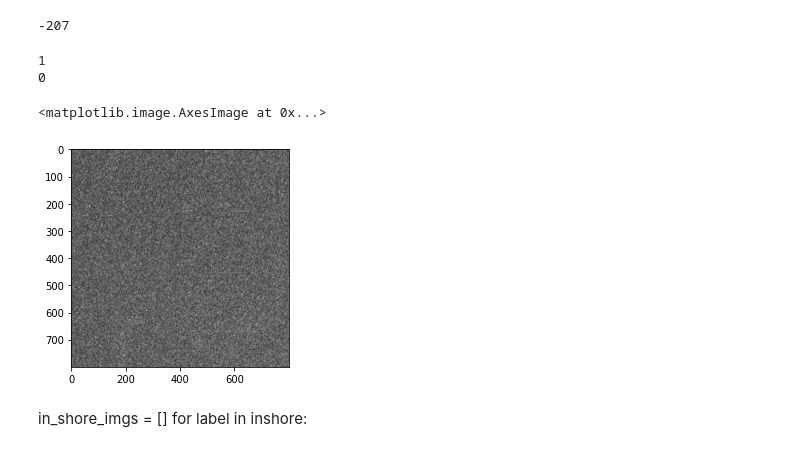
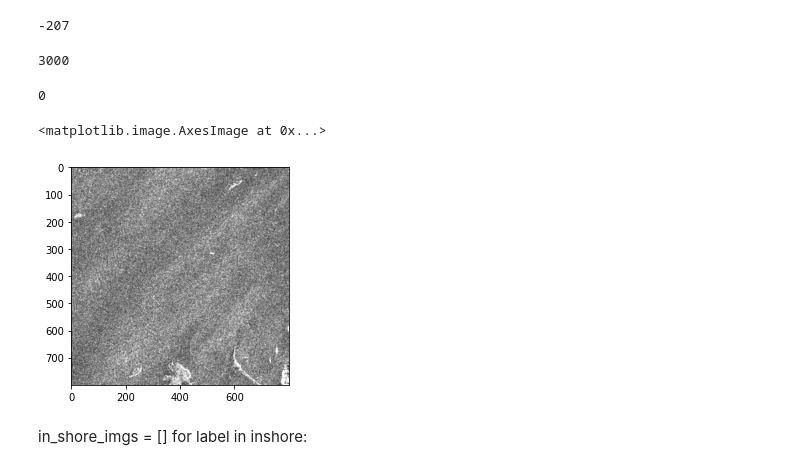
Before and after one commit to alexmak001/SAR-satelite-image-ship-detection, a Jupyter notebook: sean_notebooks/offshore_onshore_classifier.ipynb, the cells around one changed output. Cells and saved outputs as stored; diff of their text form; code cells hidden in the pictures.

```diff
--- a/sean_notebooks/offshore_onshore_classifier.ipynb
+++ b/sean_notebooks/offshore_onshore_classifier.ipynb
@@ -774,13 +756,16 @@ print('acc:', (np.array(preds) == np.array(test_labels)).mean())
 # %% [output]
 acc: 0.931
 -207
+# %%
+len(test)
+# %% [output]
+3000
 # %%
-idx = test_fname.index('11_1_16')
+idx = test_fname.index('11_14_29')
 print(test_labels[idx])
-print(preds[idx])
+# print(preds[idx])
 plt.imshow(test[idx])
 # %% [output]
-1
 0
 <matplotlib.image.AxesImage at 0x...>
-[figure, old version]
+[figure, new version]
```
Also changed, not shown: parts of 7 cells of this notebook.
